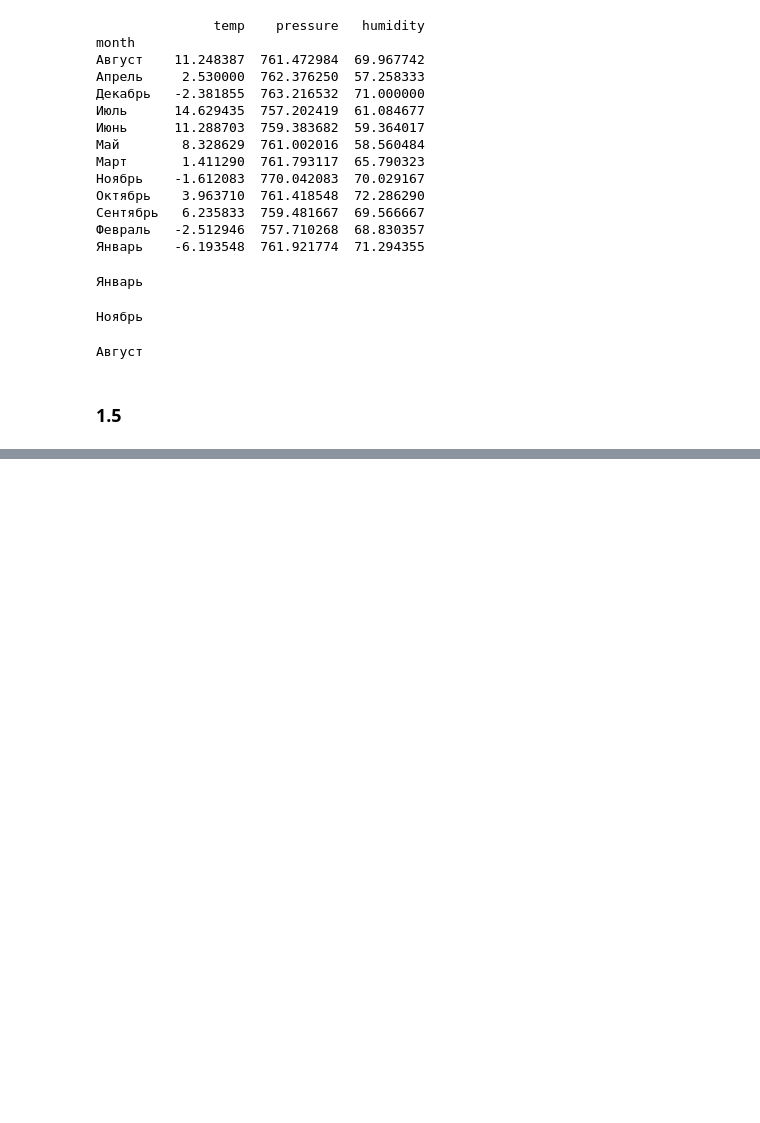
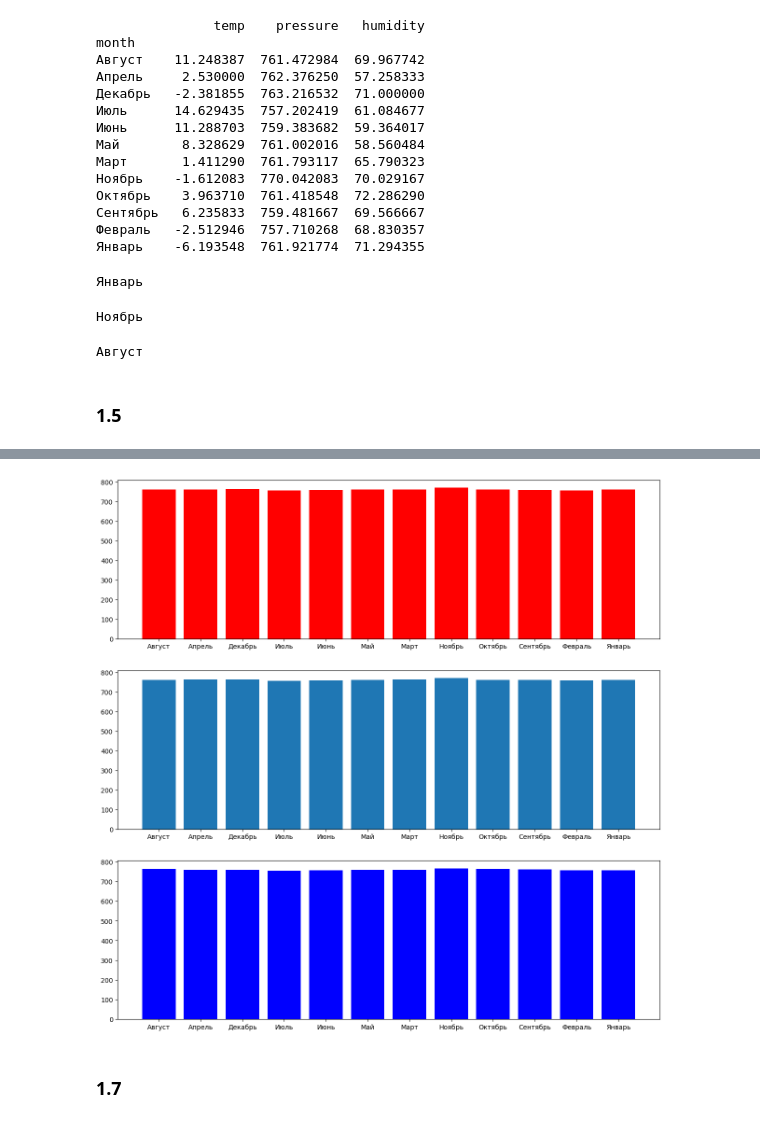
Before and after one commit to ConstantinePluss/Python, a Jupyter notebook: Chapter 4/Глава 4_1.ipynb, the cells around one changed output, grey strips where cells are left out. Saved outputs shown, nothing was run; the diff lists cells and outputs as text; code cells hidden in the pictures; blank space fills up the shorter version.

```diff
--- a/Chapter 4/Глава 4_1.ipynb
+++ b/Chapter 4/Глава 4_1.ipynb
@@ -221,0 +222,6 @@ plt.show()
+# %%
+month_pressure_group = df.groupby('month')['pressure'].agg([np.mean,np.median, lambda i: stats.mode(i, axis=None,keepdims=False)[0]])
+month_pressure_group = month_pressure_group.reset_index(level='month')
+month_pressure_group.rename(columns = {'month' :  'Month', 'mean' : 'Mean', 'median' : 'Median', '<lambda_0>' : 'Mode'},inplace = True)
+
+print(month_pressure_group)
@@ -221,0 +242,12 @@ plt.show()
+# %%
+fig, (ax1,ax2, ax3) = plt.subplots(nrows = 3, ncols = 1, figsize = (15,15))
+
+ax1.bar(month_pressure_group['Month'], month_pressure_group['Mean'], color = 'r')
+ax2.bar(month_pressure_group['Month'], month_pressure_group['Median'])
+ax3.bar(month_pressure_group['Month'], month_pressure_group['Mode'], color = 'b')
+
+plt.show()
+# %% [output]
+[figure, added]
+# %% [markdown]
+### 1.7
```
Also changed, not shown: parts of 9 cells of this notebook.
